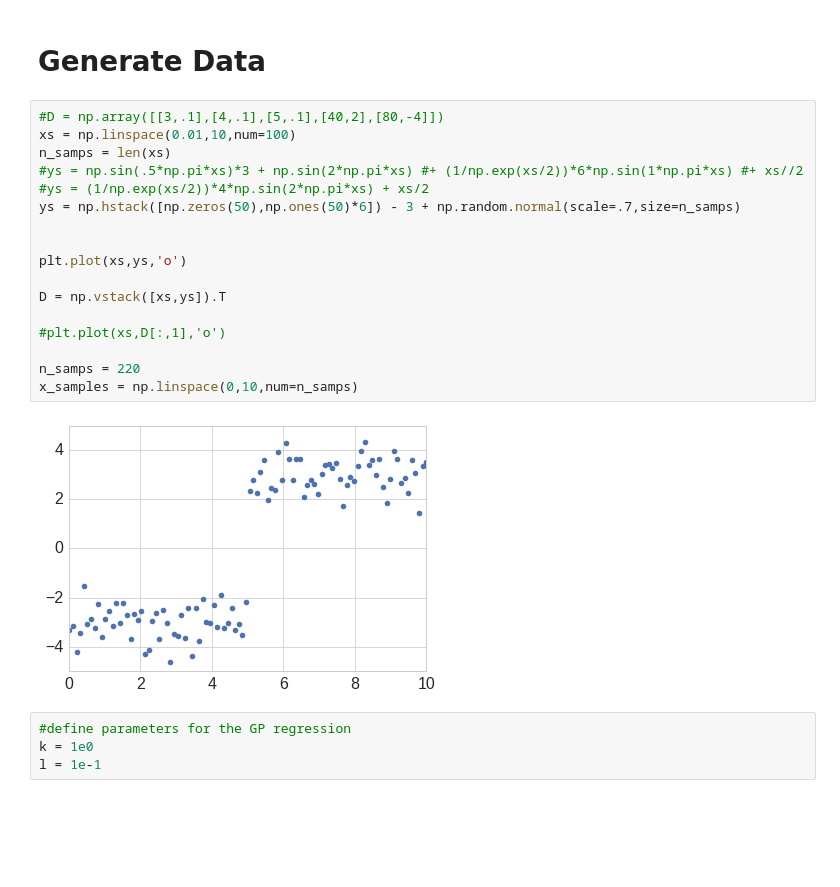
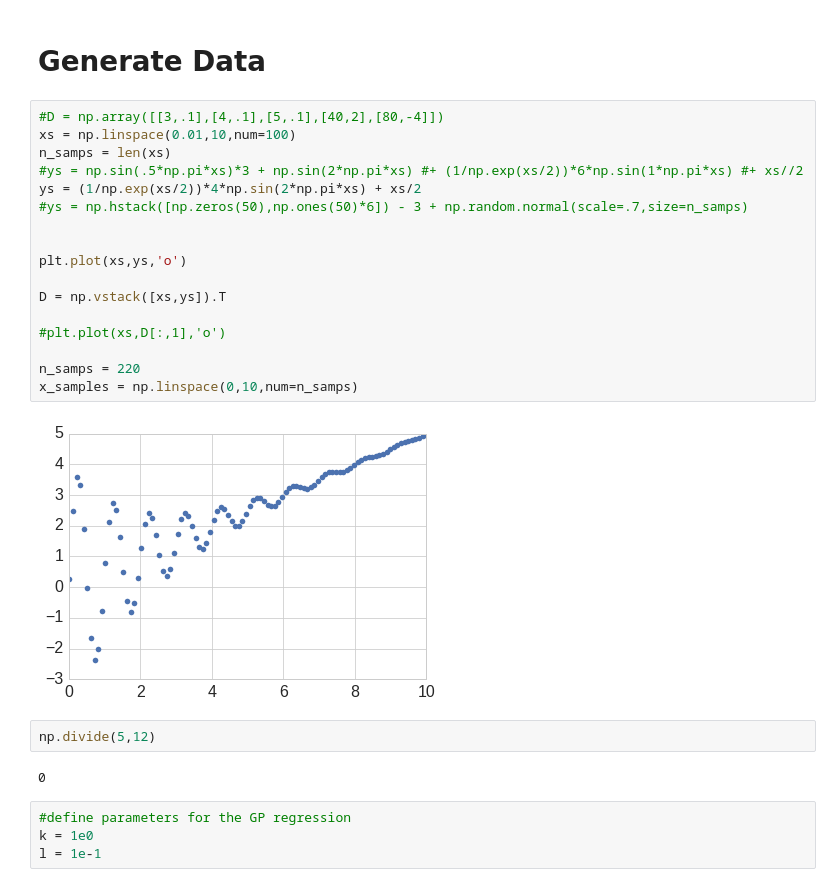
Before and after one commit to yves-weissenberger/GPR, a Jupyter notebook: GP_regression_cleaned_messied.ipynb, the cells around one changed output. Drawn from its saved outputs; the diff is of its cells as text; blank space fills up the shorter version.

```diff
--- a/GP_regression_cleaned_messied.ipynb
+++ b/GP_regression_cleaned_messied.ipynb
@@ -91,22 +91,26 @@ def get_covariance_matrix(x,y=None,k=3,l=.5,add_offset=1e-6,reshape_params=None)
 # %%
 #D = np.array([[3,.1],[4,.1],[5,.1],[40,2],[80,-4]])
 xs = np.linspace(0.01,10,num=100)
 n_samps = len(xs)
 #ys = np.sin(.5*np.pi*xs)*3 + np.sin(2*np.pi*xs) #+ (1/np.exp(xs/2))*6*np.sin(1*np.pi*xs) #+ xs//2
-#ys = (1/np.exp(xs/2))*4*np.sin(2*np.pi*xs) + xs/2
-ys = np.hstack([np.zeros(50),np.ones(50)*6]) - 3 + np.random.normal(scale=.7,size=n_samps)
+ys = (1/np.exp(xs/2))*4*np.sin(2*np.pi*xs) + xs/2
+#ys = np.hstack([np.zeros(50),np.ones(50)*6]) - 3 + np.random.normal(scale=.7,size=n_samps)
 
 
 plt.plot(xs,ys,'o')
 
 D = np.vstack([xs,ys]).T
 
 #plt.plot(xs,D[:,1],'o')
 
 n_samps = 220
 x_samples = np.linspace(0,10,num=n_samps)
 # %% [output]
-[figure, old version]
+[figure, new version]
+# %%
+np.divide(5,12)
+# %% [output]
+0
 # %%
 #define parameters for the GP regression
 k = 1e0
```
Also changed, not shown: parts of 16 cells of this notebook, 2 other files.
